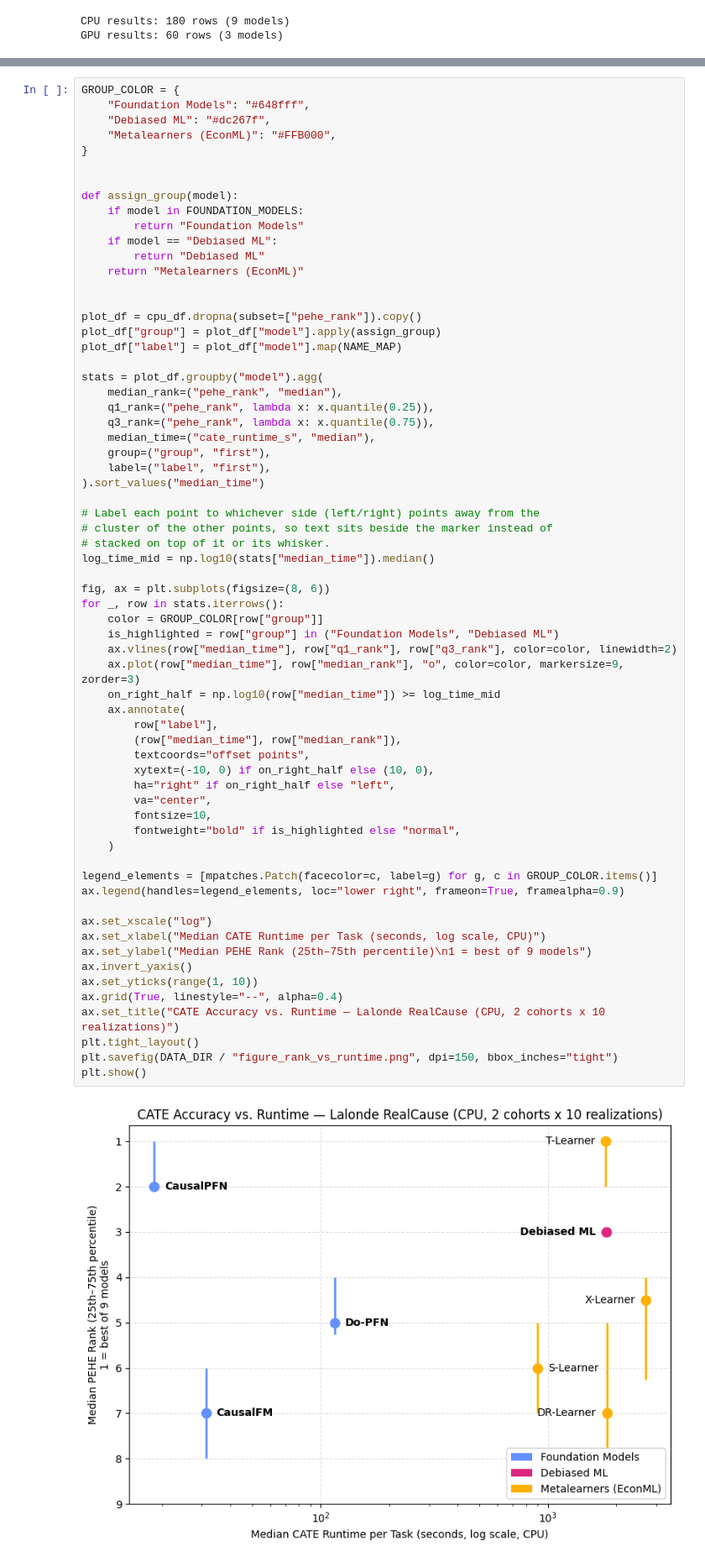
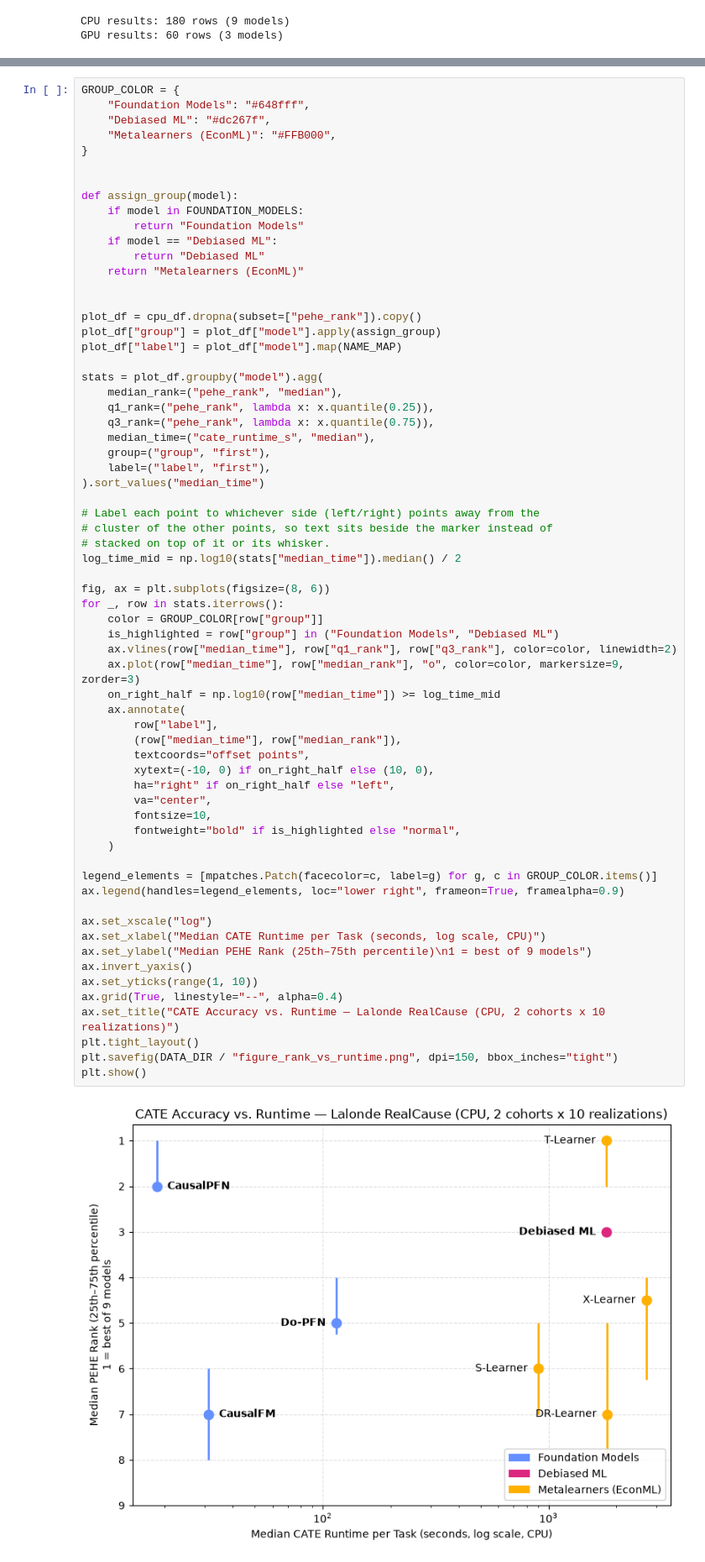
Before and after one commit to layer6ai-labs/causalfm-survey, a Jupyter notebook: notebooks/Lalonde_benchmark_results.ipynb, the cells around one changed output, grey strips where cells are left out. Shown at 84% size. Cells and saved outputs as stored; diff of their text form.

```diff
--- a/notebooks/Lalonde_benchmark_results.ipynb
+++ b/notebooks/Lalonde_benchmark_results.ipynb
@@ -176,41 +176,41 @@ stats = plot_df.groupby("model").agg(
 # Label each point to whichever side (left/right) points away from the
 # cluster of the other points, so text sits beside the marker instead of
 # stacked on top of it or its whisker.
-log_time_mid = np.log10(stats["median_time"]).median()
+log_time_mid = np.log10(stats["median_time"]).median() / 2
 
 fig, ax = plt.subplots(figsize=(8, 6))
 for _, row in stats.iterrows():
     color = GROUP_COLOR[row["group"]]
     is_highlighted = row["group"] in ("Foundation Models", "Debiased ML")
     ax.vlines(row["median_time"], row["q1_rank"], row["q3_rank"], color=color, linewidth=2)
     ax.plot(row["median_time"], row["median_rank"], "o", color=color, markersize=9, zorder=3)
     on_right_half = np.log10(row["median_time"]) >= log_time_mid
     ax.annotate(
         row["label"],
         (row["median_time"], row["median_rank"]),
         textcoords="offset points",
         xytext=(-10, 0) if on_right_half else (10, 0),
         ha="right" if on_right_half else "left",
         va="center",
         fontsize=10,
         fontweight="bold" if is_highlighted else "normal",
     )
 
 legend_elements = [mpatches.Patch(facecolor=c, label=g) for g, c in GROUP_COLOR.items()]
 ax.legend(handles=legend_elements, loc="lower right", frameon=True, framealpha=0.9)
 
 ax.set_xscale("log")
 ax.set_xlabel("Median CATE Runtime per Task (seconds, log scale, CPU)")
 ax.set_ylabel("Median PEHE Rank (25th–75th percentile)\n1 = best of 9 models")
 ax.invert_yaxis()
 ax.set_yticks(range(1, 10))
 ax.grid(True, linestyle="--", alpha=0.4)
 ax.set_title("CATE Accuracy vs. Runtime — Lalonde RealCause (CPU, 2 cohorts x 10 realizations)")
 plt.tight_layout()
 plt.savefig(DATA_DIR / "figure_rank_vs_runtime.png", dpi=150, bbox_inches="tight")
 plt.show()
 # %% [output]
-[figure, old version]
+[figure, new version]
 # %% [markdown]
 ## Foundation models on GPU
 
```
Also changed, not shown: parts of 1 cell of this notebook.
